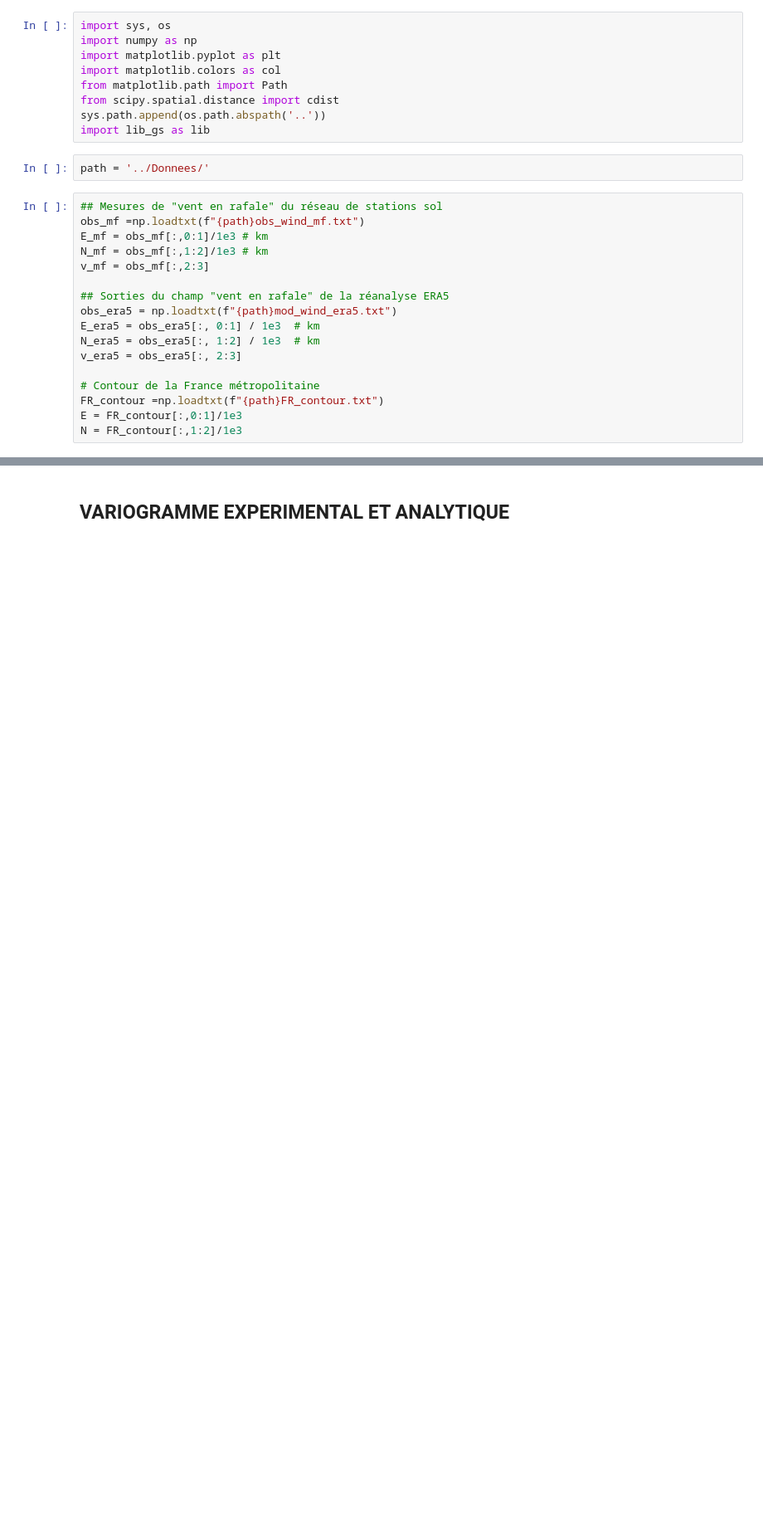
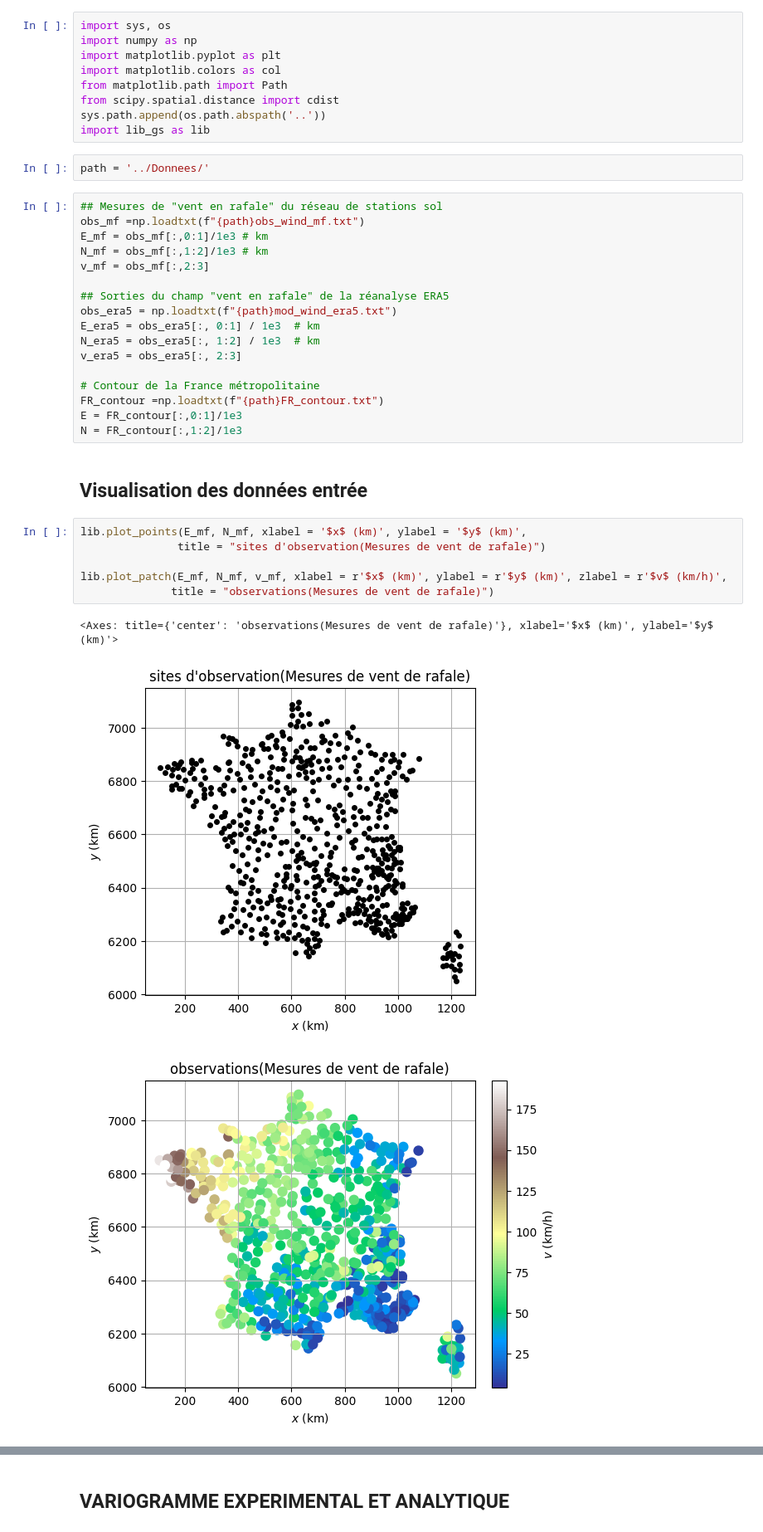
Before and after one commit to MarcelAssie/MiniProjetGeostatistique, a Jupyter notebook: Scripts/main.ipynb, the cells around one changed output, grey strips where cells are left out. Shown at 83% size. Saved outputs shown, nothing was run; the diff lists cells and outputs as text; blank space fills up the shorter version.

Commit message:
Visualisation des points d'entrée dans main.ipynb et ajout de la méthode PPV

```diff
--- a/Scripts/main.ipynb
+++ b/Scripts/main.ipynb
@@ -26,3 +26,15 @@ v_era5 = obs_era5[:, 2:3]
 FR_contour =np.loadtxt(f"{path}FR_contour.txt")
 E = FR_contour[:,0:1]/1e3
 N = FR_contour[:,1:2]/1e3
+# %% [markdown]
+## Visualisation des données entrée
+# %%
+lib.plot_points(E_mf, N_mf, xlabel = '$x$ (km)', ylabel = '$y$ (km)',
+               title = "sites d'observation(Mesures de vent de rafale)")
+
+lib.plot_patch(E_mf, N_mf, v_mf, xlabel = r'$x$ (km)', ylabel = r'$y$ (km)', zlabel = r'$v$ (km/h)',
+              title = "observations(Mesures de vent de rafale)")
+# %% [output]
+<Axes: title={'center': 'observations(Mesures de vent de rafale)'}, xlabel='$x$ (km)', ylabel='$y$ (km)'>
+[figure, added]
+[figure, added]
```
Also changed, not shown: parts of 3 cells of this notebook.
